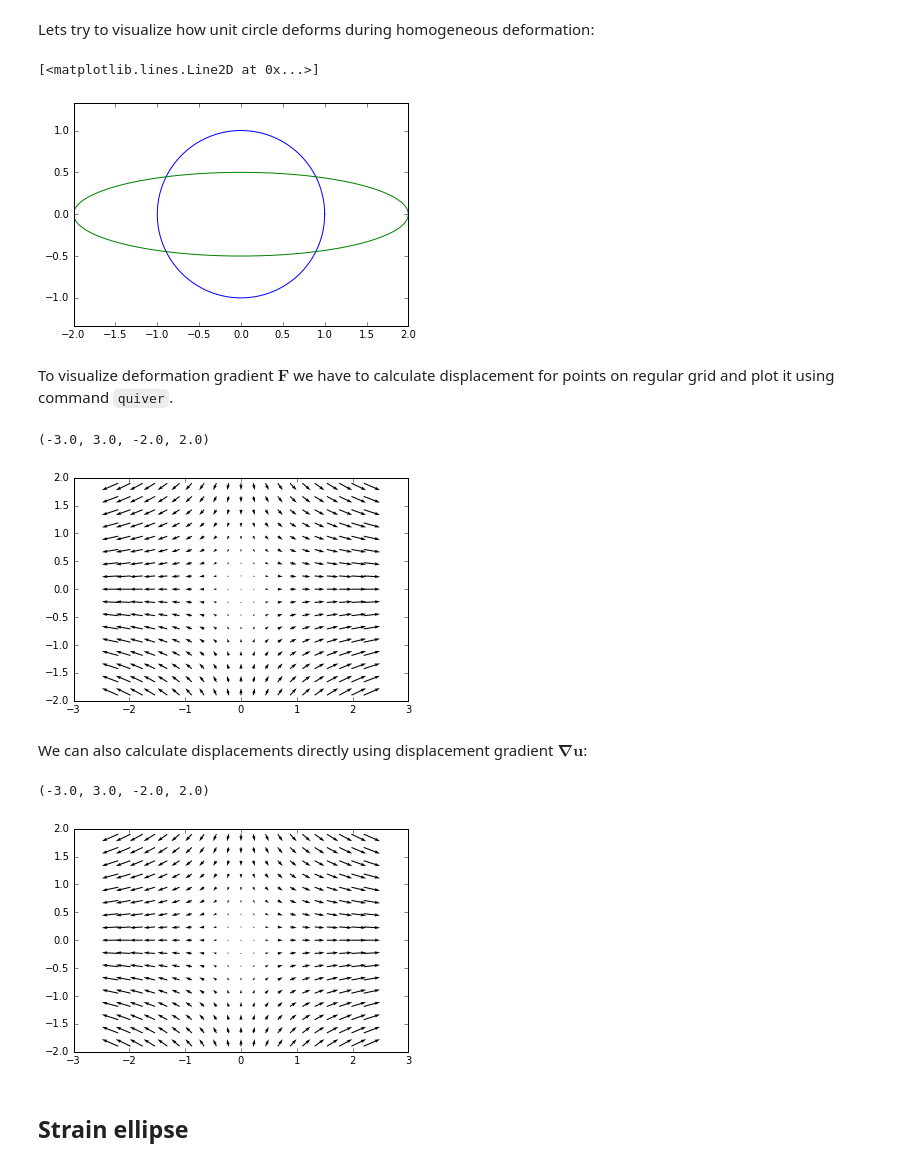
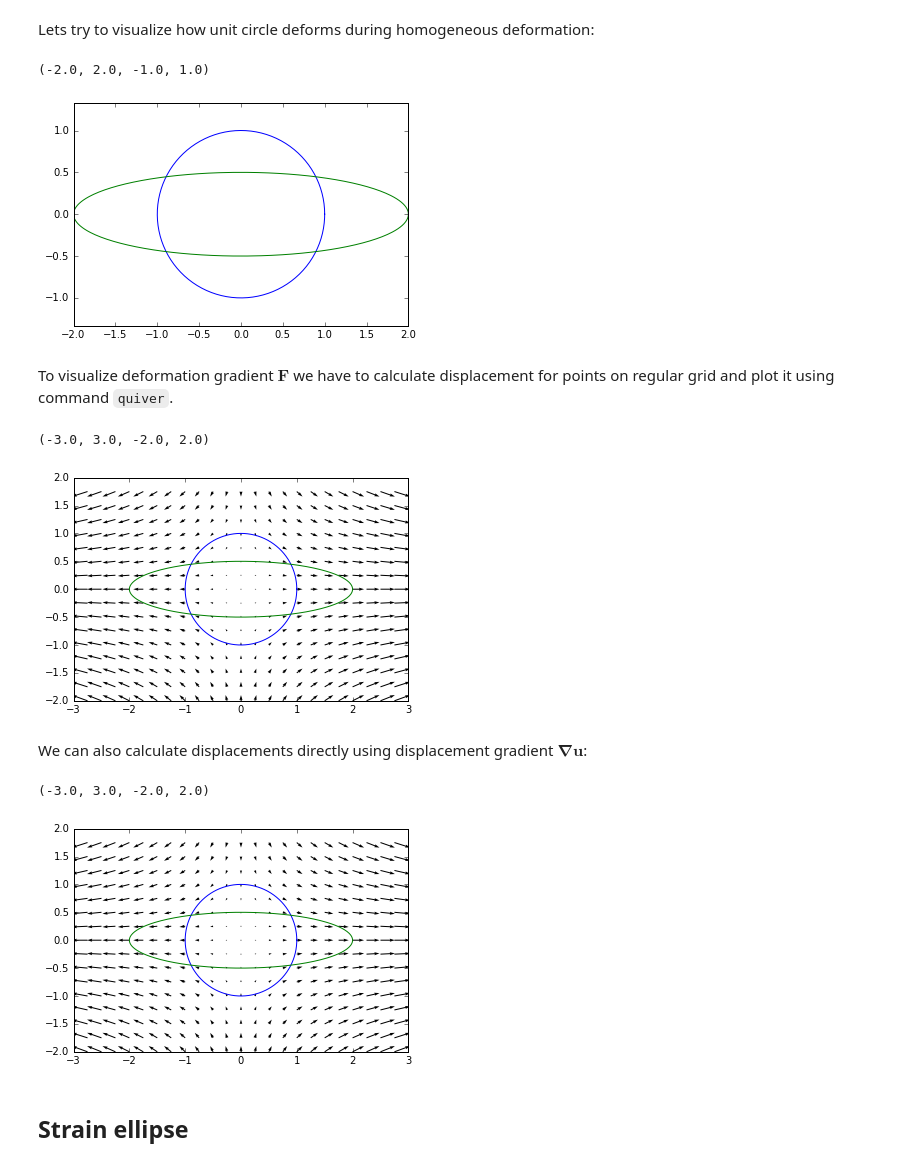
Before and after one commit to ondrolexa/sg2, a Jupyter notebook: 10_Introduction_to_strain_analysis.ipynb, the cells around one changed output. Drawn from its saved outputs; the diff is of its cells as text; code cells hidden in the pictures.

```diff
--- a/10_Introduction_to_strain_analysis.ipynb
+++ b/10_Introduction_to_strain_analysis.ipynb
@@ -54,51 +54,56 @@ Populating the interactive namespace from numpy and matplotlib
 Lets try to visualize how unit circle deforms during homogeneous deformation:
 # %%
 # parametric definition of unit circle
-theta = linspace(0,2*pi,300)
-X = cos(theta)
-Y = sin(theta)
-plot(X, Y)
-axis('equal')
+theta = linspace(0, 2*pi, 300)
+Xc = cos(theta)
+Yc = sin(theta)
+plot(Xc, Yc, 'b')
 
 # Apply deformation gradient
 F = array([[2,0],[0,0.5]])
-x,y = dot(F, [X,Y])
-plot(x,y)
+xe, ye = dot(F, [Xc, Yc])
+plot(xe, ye, 'g')
+axis('equal')
 # %% [output]
-[<matplotlib.lines.Line2D at 0x...>]
+(-2.0, 2.0, -1.0, 1.0)
 [figure]
 # %% [markdown]
 To visualize deformation gradient $\mathbf{F}$ we have to calculate displacement for points on regular grid and plot it using command `quiver`.
 # %%
 # create rectangular grid
-xgrid = linspace(-2.2, 2.2, 21)
-ygrid = linspace(-1.9, 1.9, 17)
-X,Y = meshgrid(xgrid, ygrid)
+#xgrid = linspace(-2.2, 2.2, 21)
+#ygrid = linspace(-1.9, 1.9, 17)
+#X,Y = meshgrid(xgrid, ygrid)
+Xg, Yg = mgrid[-3:3:0.25, -2:2:0.25]
+X = Xg.flatten()
+Y = Yg.flatten()
 
 # calculate new positions
-x = F[0,0]*X + F[0,1]*Y
-y = F[1,0]*X + F[1,1]*Y
+x, y = dot(F, [X,Y])
 
 # plot
 quiver(X, Y, x-X, y-Y, angles='xy')
+plot(Xc, Yc, 'b')
+plot(xe, ye, 'g')
 axis('equal')
 # %% [output]
 (-3.0, 3.0, -2.0, 2.0)
-[figure, old version]
+[figure, new version]
 # %% [markdown]
 We can also calculate displacements directly using displacement gradient $\mathbf{\nabla u}$:
 # %%
 # calculate displacements
-J = F - eye(2)
-u = J[0,0]*X + J[0,1]*Y
-v = J[1,0]*X + J[1,1]*Y
+J = F - eye(F.ndim)
+u, v = dot(J, [X,Y])
 
 # plot
 quiver(X, Y, u, v, angles='xy')
+plot(Xc, Yc, 'b')
+plot(xe, ye, 'g')
 axis('equal')
 # %% [output]
 (-3.0, 3.0, -2.0, 2.0)
-[figure, old version]
+[figure, new version]
 # %% [markdown]
 ## Strain ellipse
 # %% [markdown]
```
Also changed, not shown: parts of 2 cells of this notebook.
